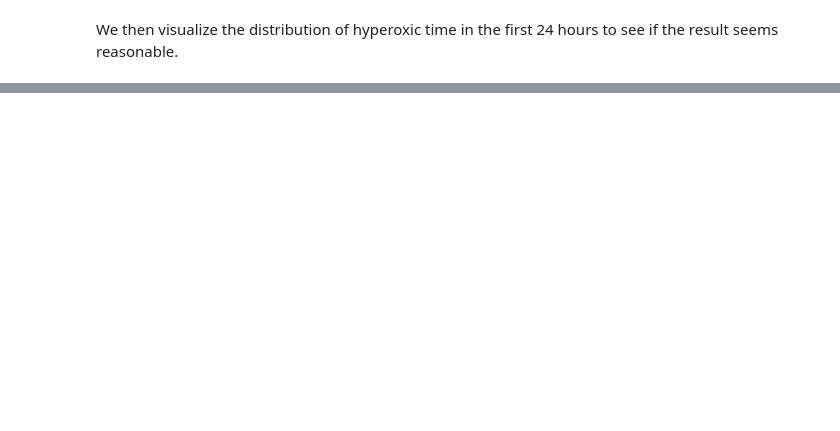
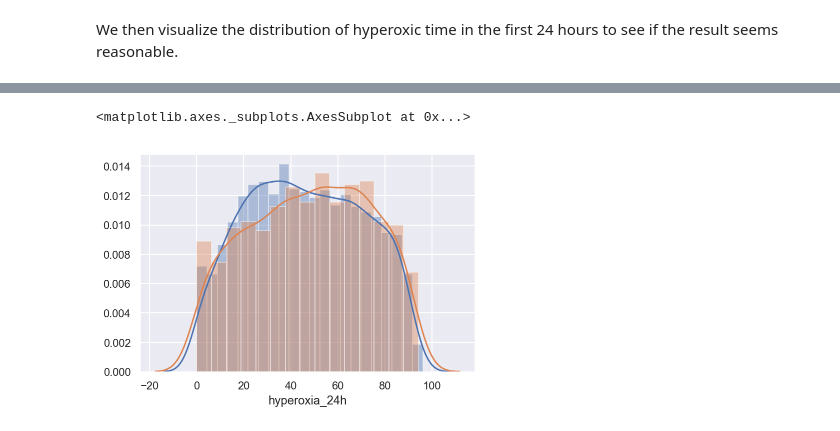
Before and after one commit to cosgriffc/hyperoxia-brazil, a Jupyter notebook: hyperoxia-orgdys.ipynb, the cells around one changed output, grey strips where cells are left out. Saved outputs shown, nothing was run; the diff lists cells and outputs as text; code cells hidden in the pictures; blank space fills up the shorter version.

```diff
--- a/hyperoxia-orgdys.ipynb
+++ b/hyperoxia-orgdys.ipynb
@@ -276,0 +338,6 @@ This looks how we would expect. The next steps are joining this feature to the b
+# %%
+sns.distplot(a=eda_df.loc[eda_df.label == 0, 'hyperoxia_24h'].dropna())
+sns.distplot(a=eda_df.loc[eda_df.label == 1, 'hyperoxia_24h'].dropna())
+# %% [output]
+<matplotlib.axes._subplots.AxesSubplot at 0x...>
+[figure, added]
```
Also changed, not shown: parts of 19 cells of this notebook.
